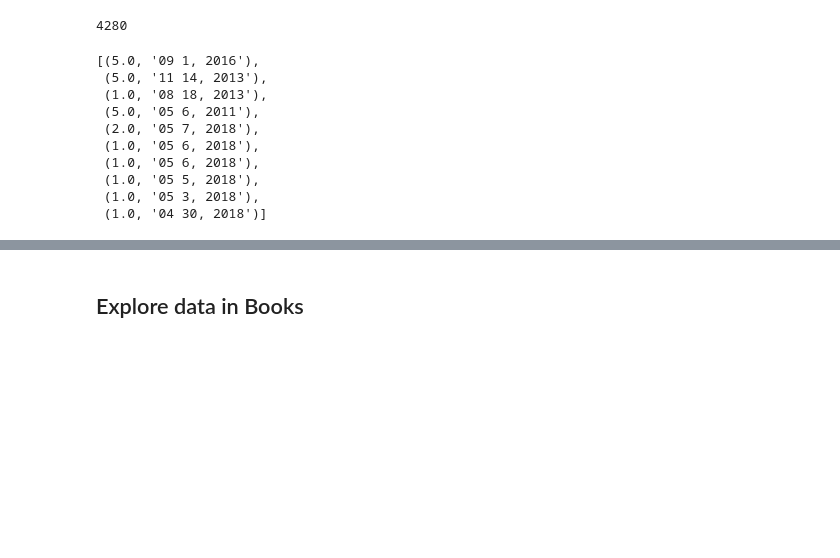
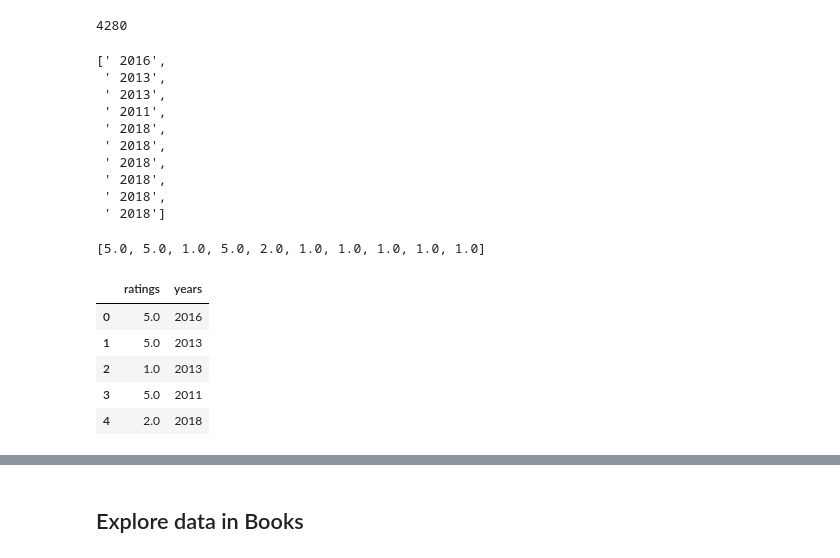
Before and after one commit to Nicole-LijuanChen/Patterns-in-Amazon-customer-ratings, a Jupyter notebook: data-cleaning.ipynb, the cells around one changed output, grey strips where cells are left out. Drawn from its saved outputs; the diff is of its cells as text; code cells hidden in the pictures; blank space fills up the shorter version.

```diff
--- a/data-cleaning.ipynb
+++ b/data-cleaning.ipynb
@@ -156,15 +158,15 @@ years_ratings_beauty.count()
 # %% [output]
 4280
 # %%
-years_ratings_beauty.take(10)
+years_beauty.take(10)
 # %% [output]
-[(5.0, '09 1, 2016'),
- (5.0, '11 14, 2013'),
- (1.0, '08 18, 2013'),
- (5.0, '05 6, 2011'),
- (2.0, '05 7, 2018'),
- (1.0, '05 6, 2018'),
- (1.0, '05 6, 2018'),
- (1.0, '05 5, 2018'),
- (1.0, '05 3, 2018'),
- (1.0, '04 30, 2018')]
+[' 2016',
+ ' 2013',
+ ' 2013',
+ ' 2011',
+ ' 2018',
+ ' 2018',
+ ' 2018',
+ ' 2018',
+ ' 2018',
+ ' 2018']
@@ -170,0 +175,17 @@ years_ratings_beauty.take(10)
+# %%
+overall_beauty.take(10)
+# %% [output]
+[5.0, 5.0, 1.0, 5.0, 2.0, 1.0, 1.0, 1.0, 1.0, 1.0]
+# %%
+# Create DF of years and ratings
+df_years = pd.DataFrame({'ratings': overall_beauty.collect(),
+                             'years': years_beauty.collect()
+})
+df_years.head(5)
+# %% [output]
+|  | ratings | years |
+| 0 | 5.0 | 2016 |
+| 1 | 5.0 | 2013 |
+| 2 | 1.0 | 2013 |
+| 3 | 5.0 | 2011 |
+| 4 | 2.0 | 2018 |
```
Also changed, not shown: parts of 18 cells of this notebook.
